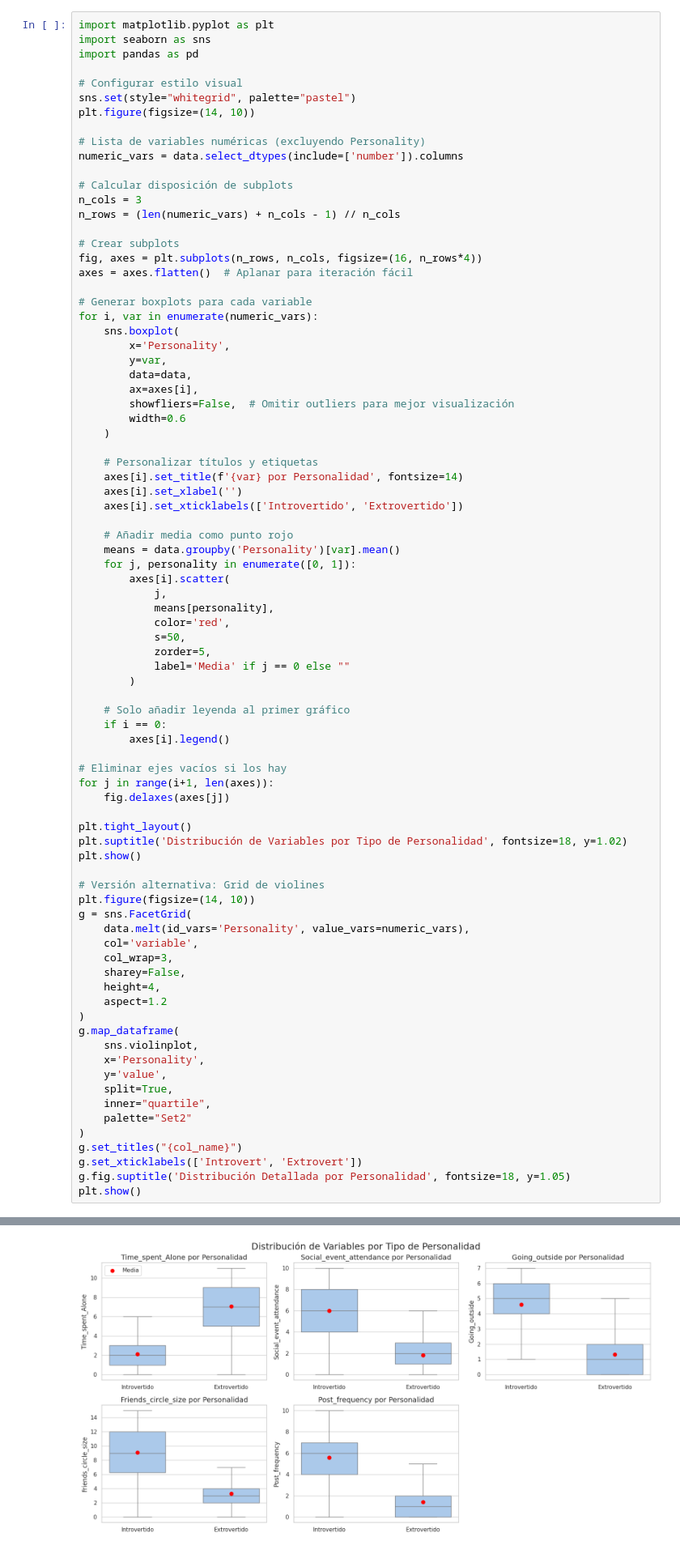
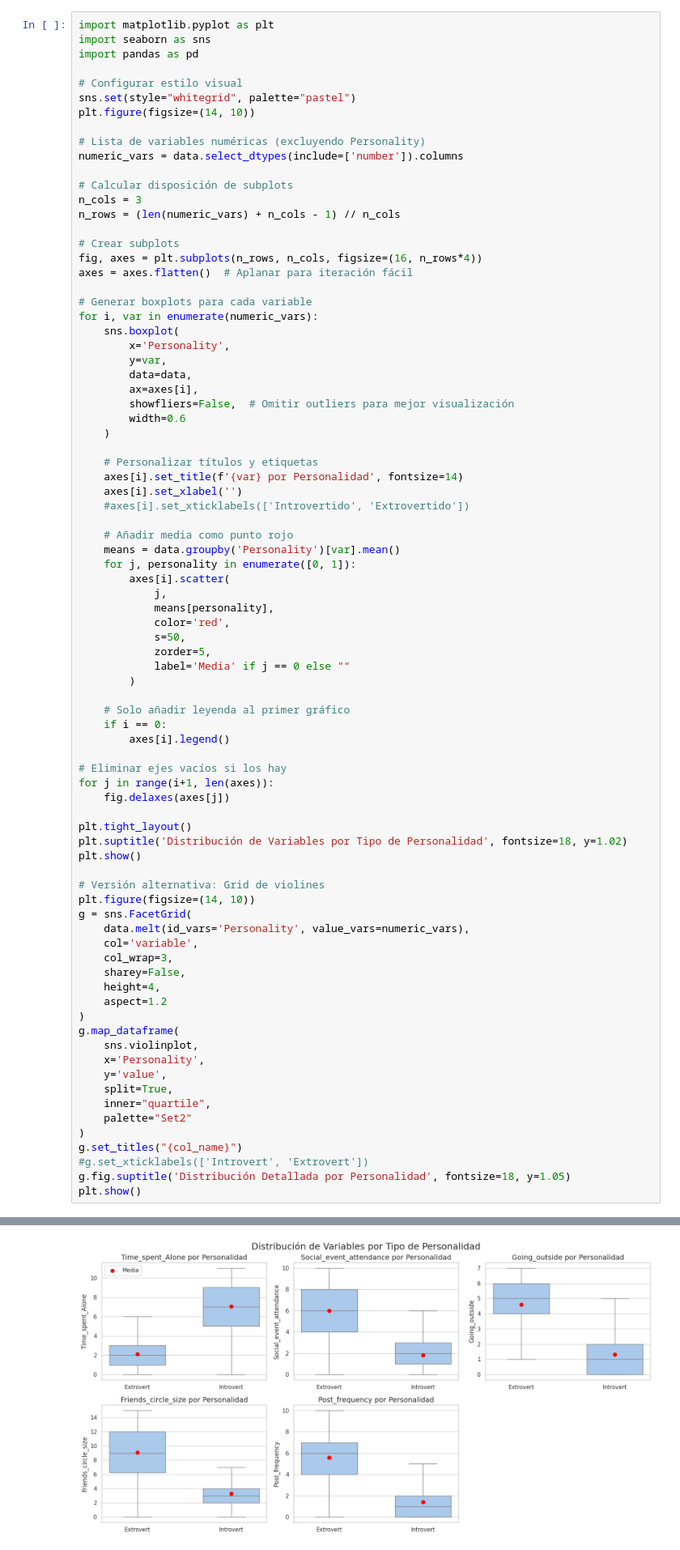
Before and after one commit to jcrojasda/G20_MLDS6, a Jupyter notebook: Codigo/PreparacionDeDatos/DataExploreAndPreProcessing.ipynb, the cells around one changed output, grey strips where cells are left out. Shown at 81% size. Saved outputs shown, nothing was run; the diff lists cells and outputs as text.

```diff
--- a/Codigo/PreparacionDeDatos/DataExploreAndPreProcessing.ipynb
+++ b/Codigo/PreparacionDeDatos/DataExploreAndPreProcessing.ipynb
@@ -120,7 +120,7 @@ for i, var in enumerate(numeric_vars):
     # Personalizar títulos y etiquetas
     axes[i].set_title(f'{var} por Personalidad', fontsize=14)
     axes[i].set_xlabel('')
-    axes[i].set_xticklabels(['Introvertido', 'Extrovertido'])
+    #axes[i].set_xticklabels(['Introvertido', 'Extrovertido'])
 
     # Añadir media como punto rojo
     means = data.groupby('Personality')[var].mean()
@@ -142,35 +142,35 @@ for i, var in enumerate(numeric_vars):
 for j in range(i+1, len(axes)):
     fig.delaxes(axes[j])
 
 plt.tight_layout()
 plt.suptitle('Distribución de Variables por Tipo de Personalidad', fontsize=18, y=1.02)
 plt.show()
 
 # Versión alternativa: Grid de violines
 plt.figure(figsize=(14, 10))
 g = sns.FacetGrid(
     data.melt(id_vars='Personality', value_vars=numeric_vars),
     col='variable',
     col_wrap=3,
     sharey=False,
     height=4,
     aspect=1.2
 )
 g.map_dataframe(
     sns.violinplot,
     x='Personality',
     y='value',
     split=True,
     inner="quartile",
     palette="Set2"
 )
 g.set_titles("{col_name}")
-g.set_xticklabels(['Introvert', 'Extrovert'])
+#g.set_xticklabels(['Introvert', 'Extrovert'])
 g.fig.suptitle('Distribución Detallada por Personalidad', fontsize=18, y=1.05)
 plt.show()
 # %% [output]
 <Figure size 1400x1000 with 0 Axes>
-[figure, old version]
+[figure, new version]
 Passing `palette` without assigning `hue` is deprecated and will be removed in v0.14.0. Assign the `x` variable to `hue` and set `legend=False` for the same effect.
 
   func(*plot_args, **plot_kwargs)
```
Also changed, not shown: 1 other file.
